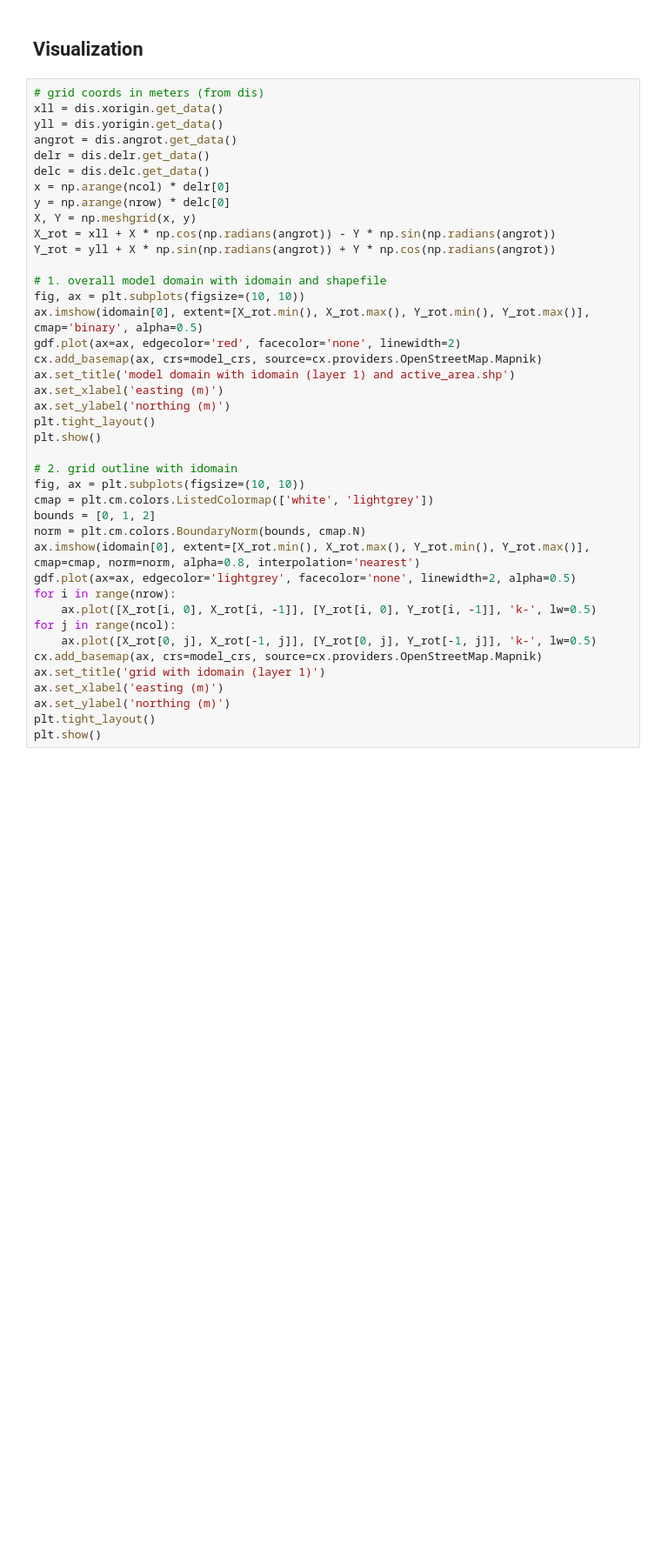
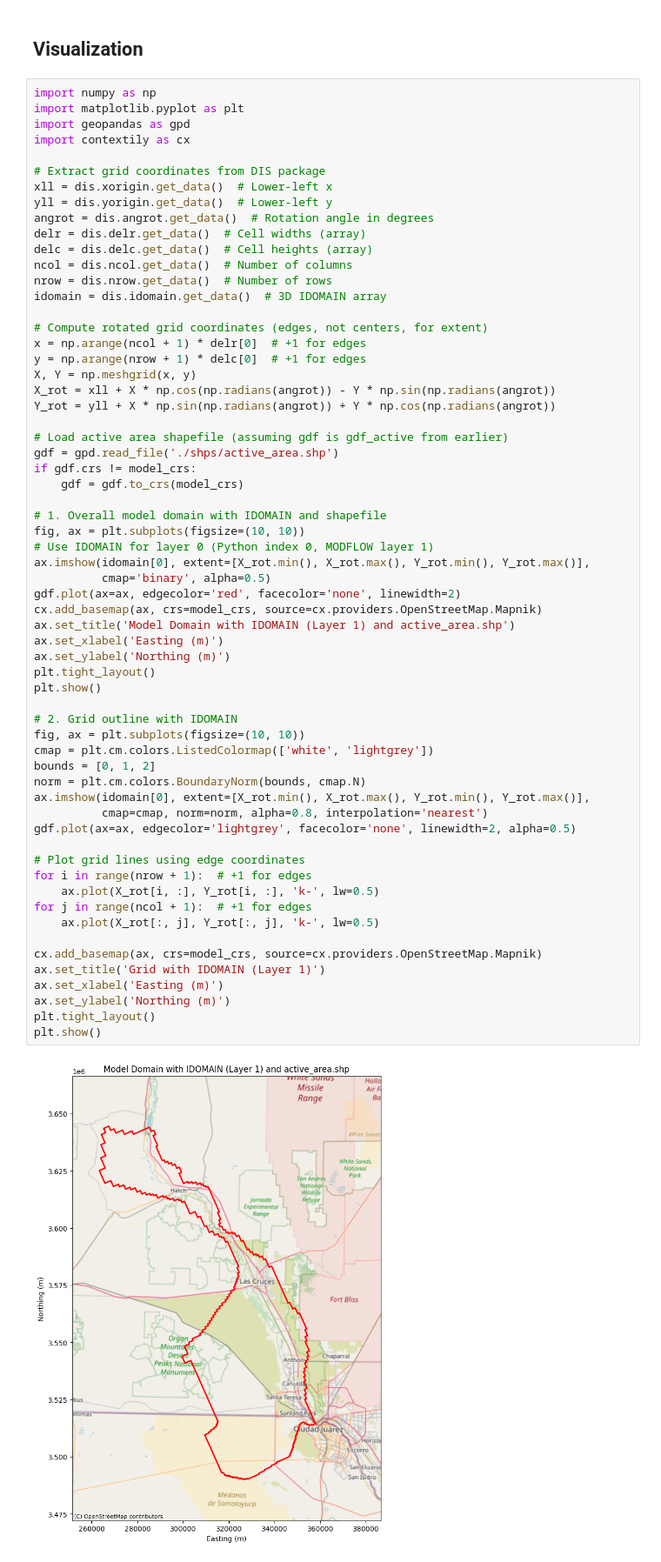
Before and after one commit to clawrim/rgtihm, a Jupyter notebook: rgtihm.ipynb, the cells around one changed output. Shown at 87% size. Saved outputs shown, nothing was run; the diff lists cells and outputs as text; blank space fills up the shorter version.

```diff
--- a/rgtihm.ipynb
+++ b/rgtihm.ipynb
@@ -845,43 +1482,66 @@ simulation written to ./model directory. Check for errors.
 # %% [markdown]
 ## Visualization
 # %%
-# grid coords in meters (from dis)
-xll = dis.xorigin.get_data()
-yll = dis.yorigin.get_data()
-angrot = dis.angrot.get_data()
-delr = dis.delr.get_data()
-delc = dis.delc.get_data()
-x = np.arange(ncol) * delr[0]
-y = np.arange(nrow) * delc[0]
+import numpy as np
+import matplotlib.pyplot as plt
+import geopandas as gpd
+import contextily as cx
+
+# Extract grid coordinates from DIS package
+xll = dis.xorigin.get_data()  # Lower-left x
+yll = dis.yorigin.get_data()  # Lower-left y
+angrot = dis.angrot.get_data()  # Rotation angle in degrees
+delr = dis.delr.get_data()  # Cell widths (array)
+delc = dis.delc.get_data()  # Cell heights (array)
+ncol = dis.ncol.get_data()  # Number of columns
+nrow = dis.nrow.get_data()  # Number of rows
+idomain = dis.idomain.get_data()  # 3D IDOMAIN array
+
+# Compute rotated grid coordinates (edges, not centers, for extent)
+x = np.arange(ncol + 1) * delr[0]  # +1 for edges
+y = np.arange(nrow + 1) * delc[0]  # +1 for edges
 X, Y = np.meshgrid(x, y)
 X_rot = xll + X * np.cos(np.radians(angrot)) - Y * np.sin(np.radians(angrot))
 Y_rot = yll + X * np.sin(np.radians(angrot)) + Y * np.cos(np.radians(angrot))
 
-# 1. overall model domain with idomain and shapefile
+# Load active area shapefile (assuming gdf is gdf_active from earlier)
+gdf = gpd.read_file('./shps/active_area.shp')
+if gdf.crs != model_crs:
+    gdf = gdf.to_crs(model_crs)
+
+# 1. Overall model domain with IDOMAIN and shapefile
 fig, ax = plt.subplots(figsize=(10, 10))
-ax.imshow(idomain[0], extent=[X_rot.min(), X_rot.max(), Y_rot.min(), Y_rot.max()], cmap='binary', alpha=0.5)
+# Use IDOMAIN for layer 0 (Python index 0, MODFLOW layer 1)
+ax.imshow(idomain[0], extent=[X_rot.min(), X_rot.max(), Y_rot.min(), Y_rot.max()],
+          cmap='binary', alpha=0.5)
 gdf.plot(ax=ax, edgecolor='red', facecolor='none', linewidth=2)
 cx.add_basemap(ax, crs=model_crs, source=cx.providers.OpenStreetMap.Mapnik)
-ax.set_title('model domain with idomain (layer 1) and active_area.shp')
-ax.set_xlabel('easting (m)')
-ax.set_ylabel('northing (m)')
+ax.set_title('Model Domain with IDOMAIN (Layer 1) and active_area.shp')
+ax.set_xlabel('Easting (m)')
+ax.set_ylabel('Northing (m)')
 plt.tight_layout()
 plt.show()
 
-# 2. grid outline with idomain
+# 2. Grid outline with IDOMAIN
 fig, ax = plt.subplots(figsize=(10, 10))
 cmap = plt.cm.colors.ListedColormap(['white', 'lightgrey'])
 bounds = [0, 1, 2]
 norm = plt.cm.colors.BoundaryNorm(bounds, cmap.N)
-ax.imshow(idomain[0], extent=[X_rot.min(), X_rot.max(), Y_rot.min(), Y_rot.max()], cmap=cmap, norm=norm, alpha=0.8, interpolation='nearest')
+ax.imshow(idomain[0], extent=[X_rot.min(), X_rot.max(), Y_rot.min(), Y_rot.max()],
+          cmap=cmap, norm=norm, alpha=0.8, interpolation='nearest')
 gdf.plot(ax=ax, edgecolor='lightgrey', facecolor='none', linewidth=2, alpha=0.5)
-for i in range(nrow):
-    ax.plot([X_rot[i, 0], X_rot[i, -1]], [Y_rot[i, 0], Y_rot[i, -1]], 'k-', lw=0.5)
-for j in range(ncol):
-    ax.plot([X_rot[0, j], X_rot[-1, j]], [Y_rot[0, j], Y_rot[-1, j]], 'k-', lw=0.5)
+
+# Plot grid lines using edge coordinates
+for i in range(nrow + 1):  # +1 for edges
+    ax.plot(X_rot[i, :], Y_rot[i, :], 'k-', lw=0.5)
+for j in range(ncol + 1):  # +1 for edges
+    ax.plot(X_rot[:, j], Y_rot[:, j], 'k-', lw=0.5)
+
 cx.add_basemap(ax, crs=model_crs, source=cx.providers.OpenStreetMap.Mapnik)
-ax.set_title('grid with idomain (layer 1)')
-ax.set_xlabel('easting (m)')
-ax.set_ylabel('northing (m)')
+ax.set_title('Grid with IDOMAIN (Layer 1)')
+ax.set_xlabel('Easting (m)')
+ax.set_ylabel('Northing (m)')
 plt.tight_layout()
 plt.show()
+# %% [output]
+[figure, added]
```
Also changed, not shown: parts of 20 cells of this notebook.
